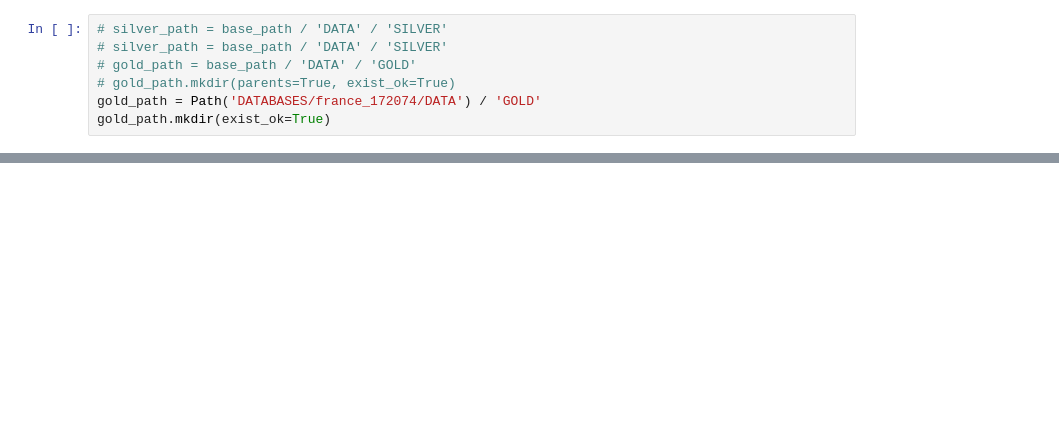
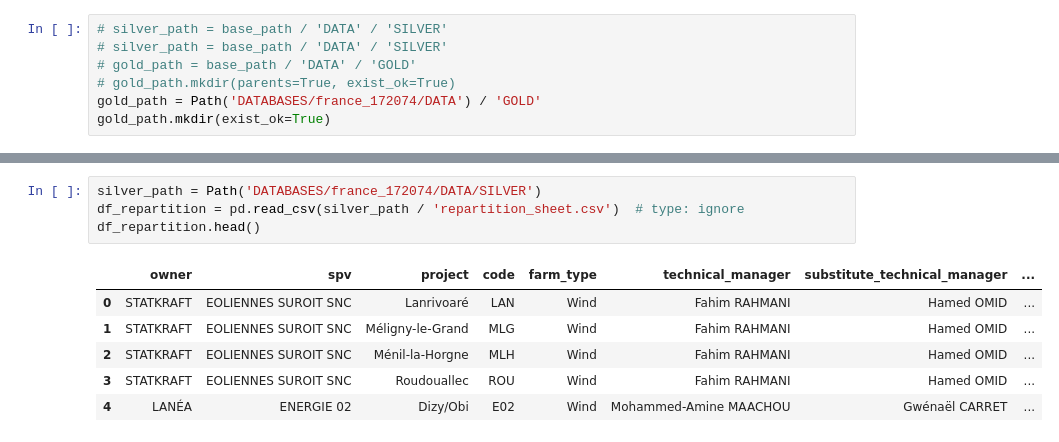
Before and after one commit to DVDJNBR/WNDMNGR.DB, a Jupyter notebook: test_connection.ipynb, the cells around one changed output, grey strips where cells are left out. Saved outputs shown, nothing was run; the diff lists cells and outputs as text; blank space fills up the shorter version.

```diff
--- a/test_connection.ipynb
+++ b/test_connection.ipynb
@@ -85 +69,12 @@ df_person_roles.to_csv(gold_path / 'person_roles.csv', index=False)
+# %%
+silver_path = Path('DATABASES/france_172074/DATA/SILVER')
+df_repartition = pd.read_csv(silver_path / 'repartition_sheet.csv')  # type: ignore
+df_repartition.head()
+# %% [output]
+|  | owner | spv | project | code | farm_type | technical_manager | substitute_technical_manager | ... |
+| 0 | STATKRAFT | EOLIENNES SUROIT SNC | Lanrivoaré | LAN | Wind | Fahim RAHMANI | Hamed OMID | ... |
+| 1 | STATKRAFT | EOLIENNES SUROIT SNC | Méligny-le-Grand | MLG | Wind | Fahim RAHMANI | Hamed OMID | ... |
+| 2 | STATKRAFT | EOLIENNES SUROIT SNC | Ménil-la-Horgne | MLH | Wind | Fahim RAHMANI | Hamed OMID | ... |
+| 3 | STATKRAFT | EOLIENNES SUROIT SNC | Roudouallec | ROU | Wind | Fahim RAHMANI | Hamed OMID | ... |
+| 4 | LANÉA | ENERGIE 02 | Dizy/Obi | E02 | Wind | Mohammed-Amine MAACHOU | Gwénaël CARRET | ... |
 # %%
```
Also changed, not shown: parts of 6 cells of this notebook, 8 other files.
